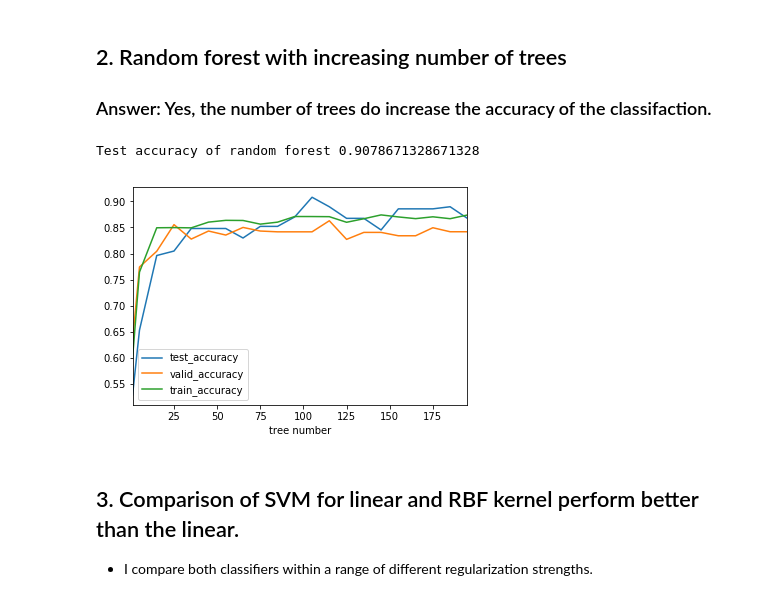
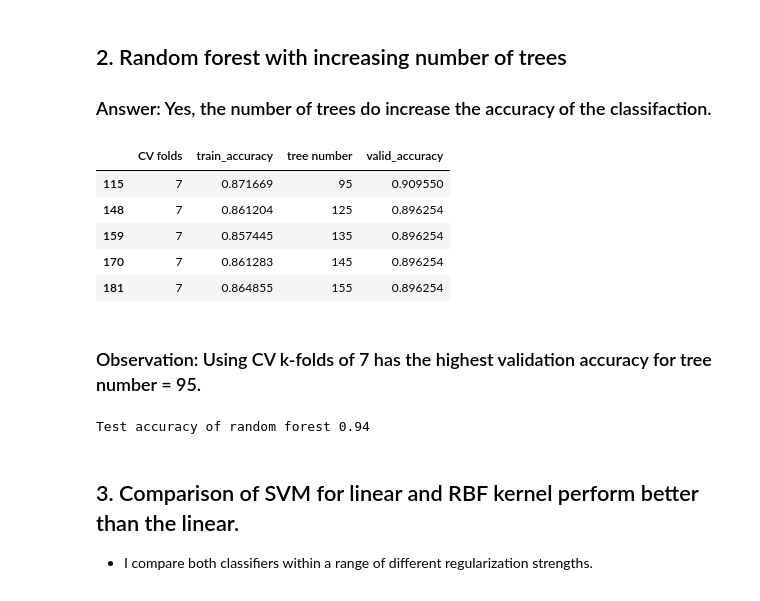
Before and after one commit to lecping/EPFLextAMLCourseProject4, a Jupyter notebook: Nonlinear classifier.ipynb, the cells around one changed output. Cells and saved outputs as stored; diff of their text form; code cells hidden in the pictures.

```diff
--- a/Nonlinear classifier.ipynb
+++ b/Nonlinear classifier.ipynb
@@ -42,36 +42,49 @@ y_te = testdata['targets']
 ### Answer: Yes, the number of trees do increase the accuracy of the classifaction.
 # %%
 t_values = np.r_[1, np.arange(5, 200, step=10)]
+cv_values = np.r_[np.arange(2,13,step=1)]
 
 rf_pipe = Pipeline([
     ('rf', RandomForestClassifier(n_estimators=1, max_depth=None, random_state=0))
 ])
 
 gs_results = []
 
 for t in t_values:
     # Fit random forest model
     rf_pipe.set_params(rf__n_estimators=t)
-    rf_pipe.fit(X_tr, y_tr)
-    tr_score = cross_validate(rf_pipe, X_tr, y_tr, cv=5)
-    va_score = cross_validate(rf_pipe, X_va, y_va, cv=5)
-    te_score = cross_validate(rf_pipe, X_te, y_te, cv=5)
-    # Save model and its performance on train/test sets
-    gs_results.append({
-        'tree number': t,
-        'train_accuracy': np.mean(tr_score['test_score']),
-        'valid_accuracy': np.mean(va_score['test_score']),
-        'test_accuracy': np.mean(te_score['test_score'])
-    })
+    for cvalue in cv_values:
+        tr_score = cross_validate(rf_pipe, X_tr, y_tr, cv=cvalue)
+        va_score = cross_validate(rf_pipe, X_va, y_va, cv=cvalue)
+        # Save model and its performance on train/test sets
+        gs_results.append({
+            'tree number': t,
+            'CV folds': cvalue,
+            'train_accuracy': np.mean(tr_score['test_score']),
+            'valid_accuracy': np.mean(va_score['test_score'])
+        })
 
 gs_results = pd.DataFrame(gs_results)
-gs_results.sort_values(by='test_accuracy', ascending=False).head()
-
-gs_results.plot(x='tree number',y=['test_accuracy','valid_accuracy','train_accuracy'])
-print('Test accuracy of random forest',np.max(gs_results['test_accuracy']))
+gs_results.sort_values(by='valid_accuracy', ascending=False).head()
 # %% [output]
-Test accuracy of random forest 0.9078671328671328
-[figure, removed]
+|  | CV folds | train_accuracy | tree number | valid_accuracy |
+| 115 | 7 | 0.871669 | 95 | 0.909550 |
+| 148 | 7 | 0.861204 | 125 | 0.896254 |
+| 159 | 7 | 0.857445 | 135 | 0.896254 |
+| 170 | 7 | 0.861283 | 145 | 0.896254 |
+| 181 | 7 | 0.864855 | 155 | 0.896254 |
+# %% [markdown]
+### Observation: Using CV k-folds of 7 has the highest validation accuracy for tree number = 95.
+# %%
+rf = RandomForestClassifier(n_estimators=95, max_depth=None, random_state=0)
+#combine test and validation datasets
+X = np.concatenate((X_tr,X_va),axis=0)
+y = np.concatenate((y_tr,y_va),axis=0)
+
+rf.fit(X,y)
+print('Test accuracy of random forest',rf.score(X_te,y_te))
+# %% [output]
+Test accuracy of random forest 0.94
 # %% [markdown]
 ## 3. Comparison of SVM for linear and RBF kernel perform better than the linear.
  - I compare both classifiers within a range of different regularization strengths.
```
Also changed, not shown: parts of 1 cell of this notebook, 5 other files.
